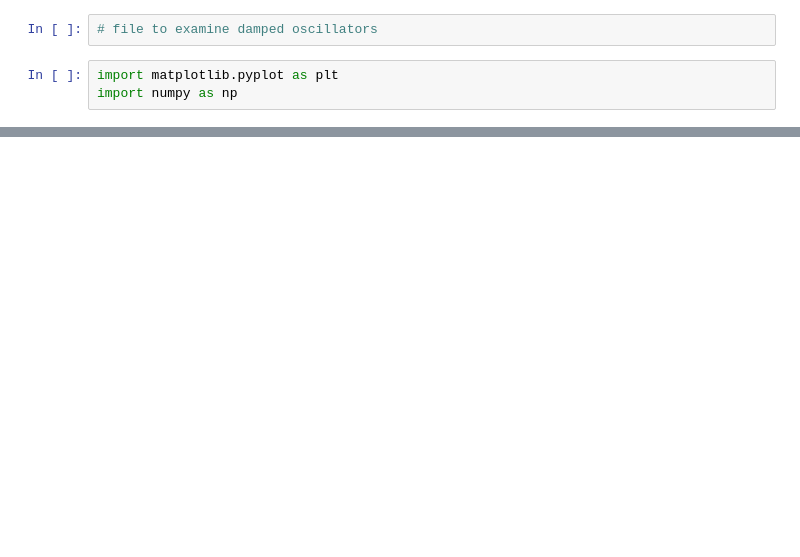
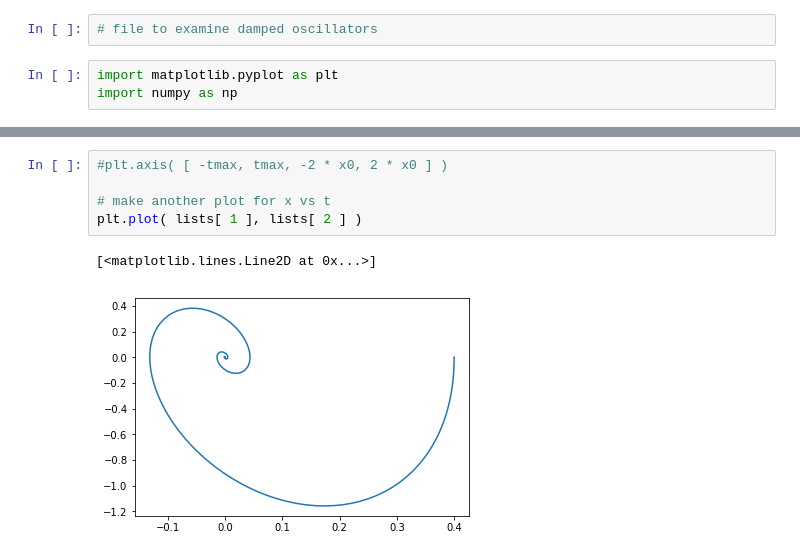
Before and after one commit to TheFloatingBrain/Simulations, a Jupyter notebook: DampedOscillator.ipynb, the cells around one changed output, grey strips where cells are left out. Drawn from its saved outputs; the diff is of its cells as text; blank space fills up the shorter version.

```diff
--- a/DampedOscillator.ipynb
+++ b/DampedOscillator.ipynb
@@ -41,0 +50,8 @@ plt.plot( lists[ 0 ], lists[ 1 ] )
+# %%
+#plt.axis( [ -tmax, tmax, -2 * x0, 2 * x0 ] )
+
+# make another plot for x vs t
+plt.plot( lists[ 1 ], lists[ 2 ] )
+# %% [output]
+[<matplotlib.lines.Line2D at 0x...>]
+[figure, added]
```
Also changed, not shown: parts of 6 cells of this notebook.
